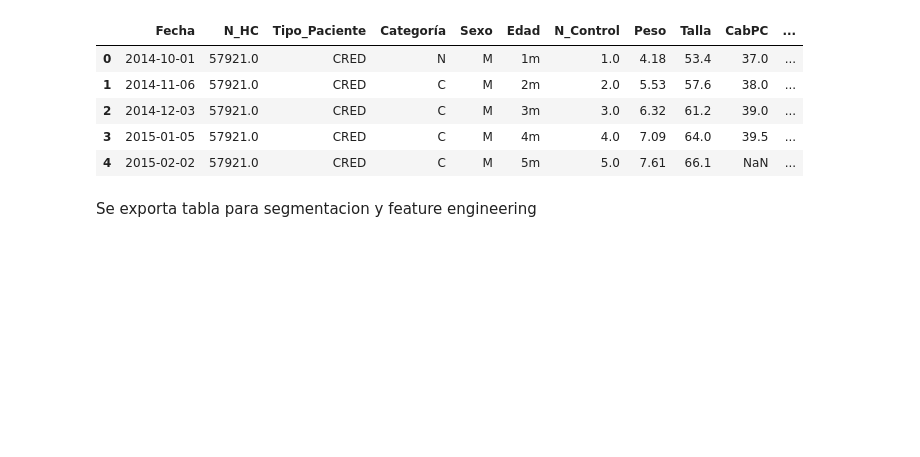
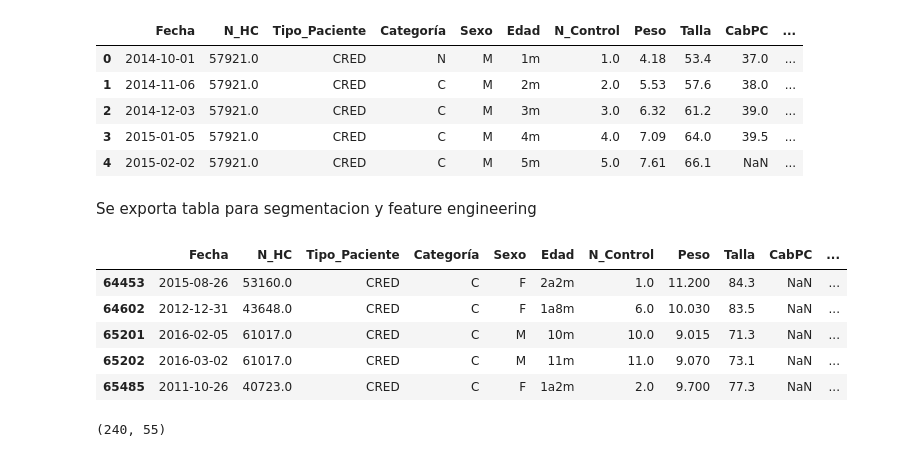
Before and after one commit to iach33/BREIT_TANI_PROJECT, a Jupyter notebook: notebooks/EDA_PREPROCESSING.ipynb, the cells around one changed output. Drawn from its saved outputs; the diff is of its cells as text; code cells hidden in the pictures; blank space fills up the shorter version.

```diff
--- a/notebooks/EDA_PREPROCESSING.ipynb
+++ b/notebooks/EDA_PREPROCESSING.ipynb
@@ -1280,3 +1293,17 @@ df.head()
 Se exporta tabla para segmentacion y feature engineering
 # %%
 df.to_csv("../data/intermediate/tani_preprocessed_1.csv", index=False)
+# %%
+df_filtrado = df[(df['primer_alguna'] >= 6) & (df['ultimo_control'] >= 19)]
+df_filtrado.head()
+# %% [output]
+|  | Fecha | N_HC | Tipo_Paciente | Categoría | Sexo | Edad | N_Control | Peso | Talla | CabPC | ... |
+| 64453 | 2015-08-26 | 53160.0 | CRED | C | F | 2a2m | 1.0 | 11.200 | 84.3 | NaN | ... |
+| 64602 | 2012-12-31 | 43648.0 | CRED | C | F | 1a8m | 6.0 | 10.030 | 83.5 | NaN | ... |
+| 65201 | 2016-02-05 | 61017.0 | CRED | C | M | 10m | 10.0 | 9.015 | 71.3 | NaN | ... |
+| 65202 | 2016-03-02 | 61017.0 | CRED | C | M | 11m | 11.0 | 9.070 | 73.1 | NaN | ... |
+| 65485 | 2011-10-26 | 40723.0 | CRED | C | F | 1a2m | 2.0 | 9.700 | 77.3 | NaN | ... |
+# %%
+df_filtrado.shape
+# %% [output]
+(240, 55)
```
Also changed, not shown: parts of 11 cells of this notebook, 1 other file.
